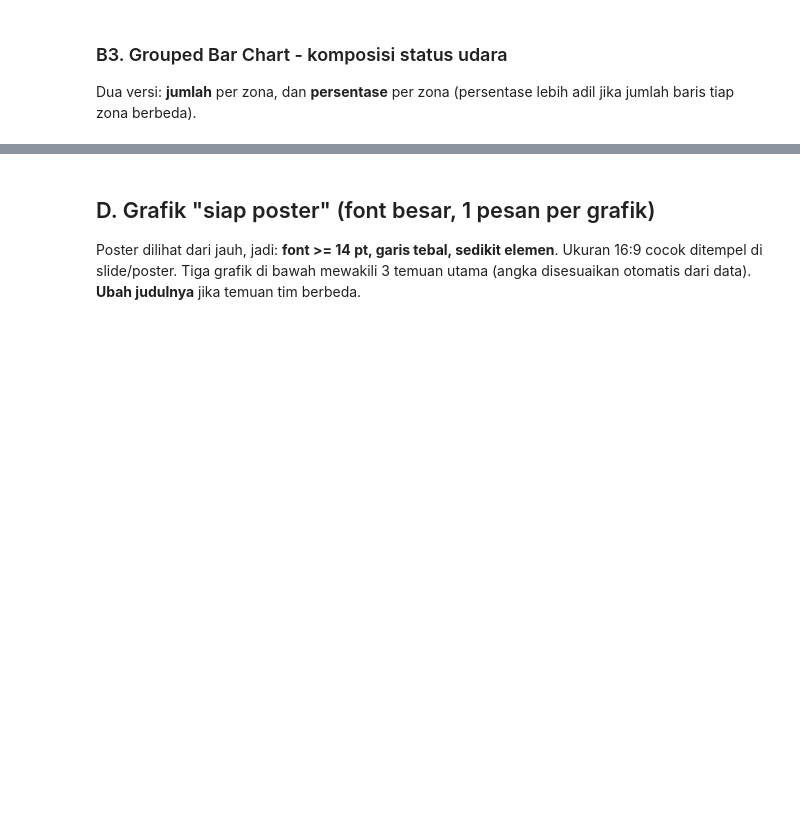
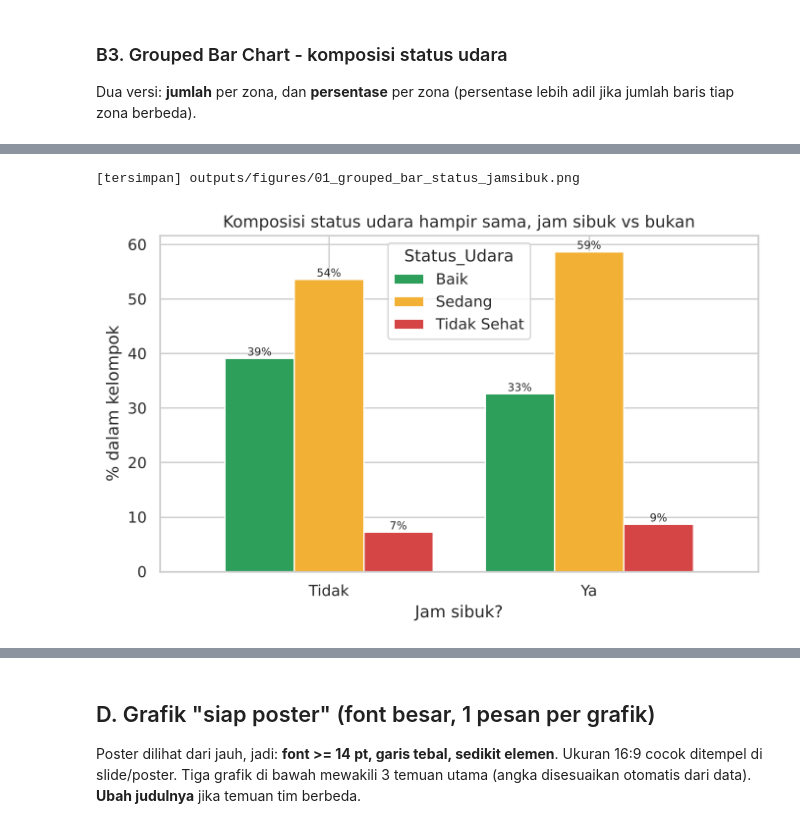
Before and after one commit to Tur-ai/udara-mobilitas-statsprob, a Jupyter notebook: notebooks/04_Data_Visualizer.ipynb, the cells around one changed output, grey strips where cells are left out. Drawn from its saved outputs; the diff is of its cells as text; code cells hidden in the pictures; blank space fills up the shorter version.

```diff
--- a/notebooks/04_Data_Visualizer.ipynb
+++ b/notebooks/04_Data_Visualizer.ipynb
@@ -182,12 +220,15 @@ plt.show()
 # %%
 # Versi kedua: status udara menurut Jam Sibuk (kaitkan dengan uji Chi-Square)
 hitung2 = pd.crosstab(df["Jam_Sibuk"], df["Status_Udara"])[URUTAN_STATUS]
 persen2 = hitung2.div(hitung2.sum(axis=1), axis=0) * 100
 fig, ax = plt.subplots(figsize=(7, 4.5))
 persen2.plot(kind="bar", ax=ax, color=[WARNA_STATUS[s] for s in URUTAN_STATUS], width=0.8, rot=0, edgecolor="white")
-ax.set_title("Persentase status udara: Jam Sibuk vs bukan"); ax.set_xlabel("Jam sibuk?"); ax.set_ylabel("% dalam kelompok")
+ax.set_title("Komposisi status udara hampir sama, jam sibuk vs bukan"); ax.set_xlabel("Jam sibuk?"); ax.set_ylabel("% dalam kelompok")
 for c in ax.containers: ax.bar_label(c, fmt="%.0f%%", fontsize=8)
 plt.tight_layout()
 simpan_gambar(fig, "01_grouped_bar_status_jamsibuk")
 plt.show()
+# %% [output]
+[tersimpan] outputs/figures/01_grouped_bar_status_jamsibuk.png
+[figure, added]
 # %% [markdown]
```
Also changed, not shown: parts of 14 cells of this notebook, 1 other file.
